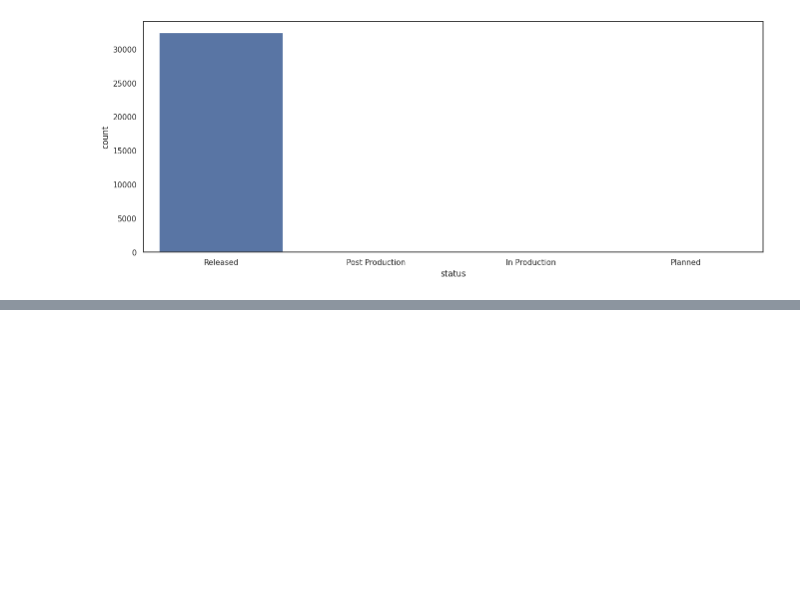
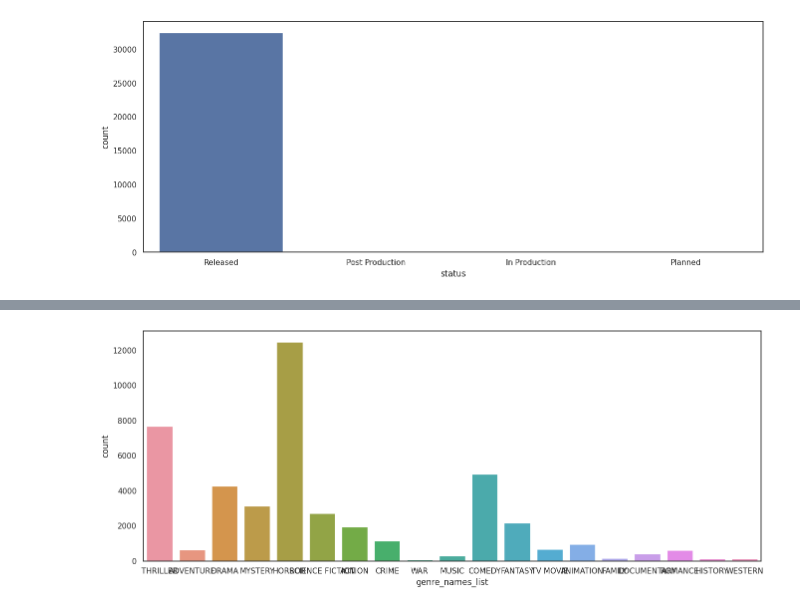
Before and after one commit to julieinsan/tidyTuesdayHorrorMovies, a Jupyter notebook: Tidy_Tuesday_Horror_Movies.ipynb, the cells around one changed output, grey strips where cells are left out. Cells and saved outputs as stored; diff of their text form; code cells hidden in the pictures; blank space fills up the shorter version.

```diff
--- a/Tidy_Tuesday_Horror_Movies.ipynb
+++ b/Tidy_Tuesday_Horror_Movies.ipynb
@@ -23,0 +27,3 @@ wideCount(dta.status)
+# %%
+dta2 = dta[['original_title', 'title', 'original_language', 'overview', 'tagline', 'release_date', 'popularity', 'vote_count', \
+            'vote_average', 'budget', 'revenue', 'runtime', 'genre_names_list']]
@@ -23,0 +44,4 @@ wideCount(dta.status)
+# %%
+for i in range(dta2.shape[0]):
+    if 'HORROR' in dta2.genre_names_list[i]:
+         dta2.genre_names_list[i].remove('HORROR')
@@ -23,0 +57,4 @@ wideCount(dta.status)
+# %%
+for i in range(dta2.shape[0]):
+    if not len(dta2.genre_names_list[i]):
+        dta2.genre_names_list[i].append('HORROR')
@@ -23,0 +73,6 @@ wideCount(dta.status)
+# %%
+dtaLong = dta2.explode('genre_names_list')
+# %%
+wideCount(dtaLong.genre_names_list)
+# %% [output]
+[figure, added]
```
Also changed, not shown: parts of 7 cells of this notebook.
